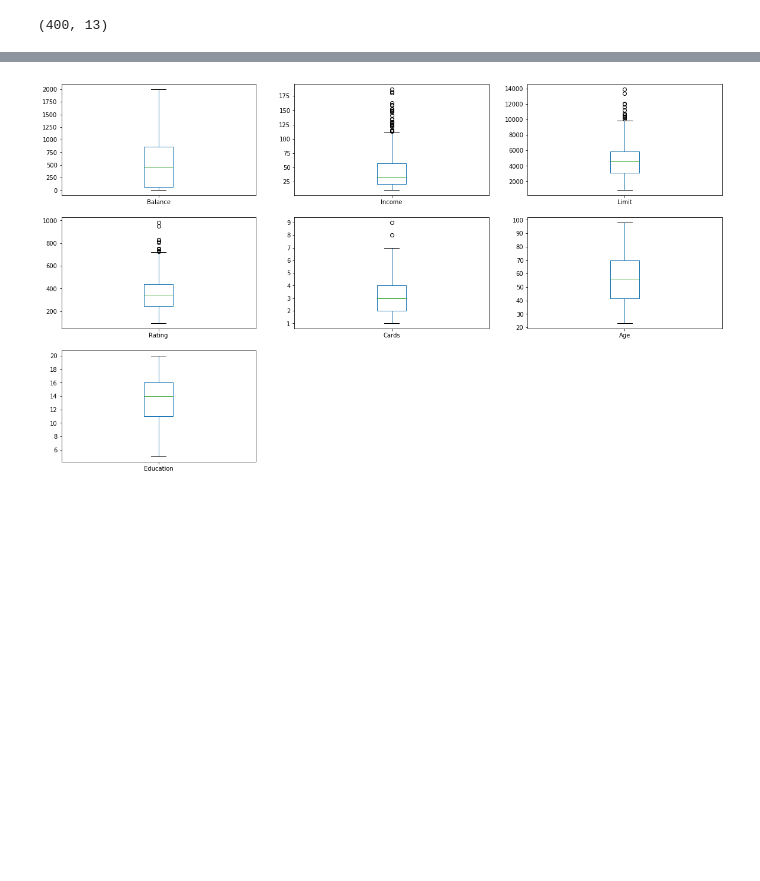
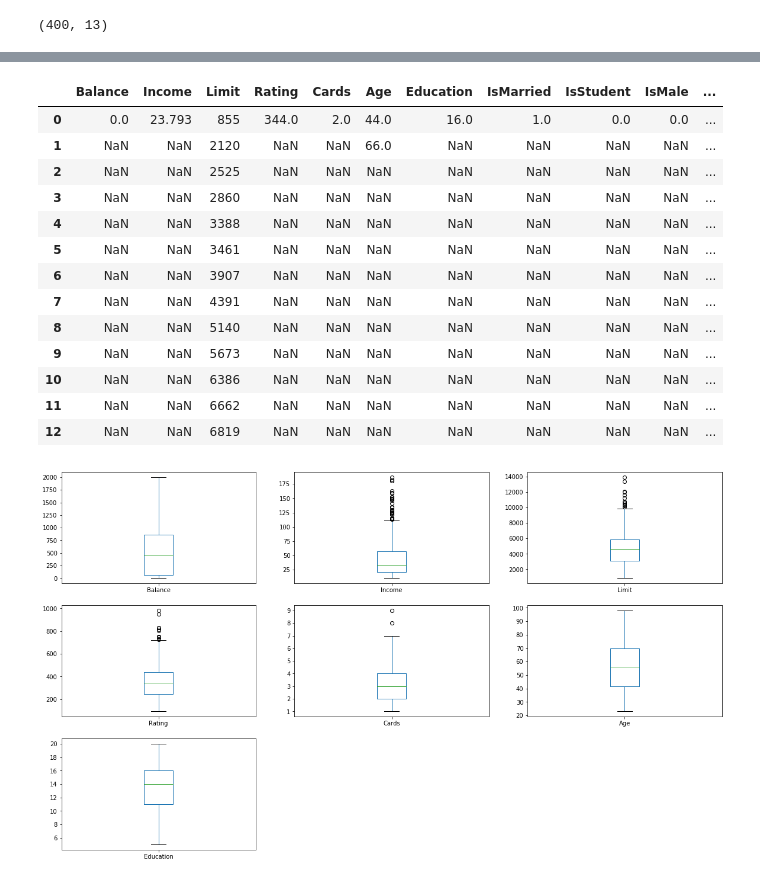
Before and after one commit to tecoKIT/smart-data-analytics, a Jupyter notebook: Uebung1/Exercise4_Carmen.ipynb, the cells around one changed output, grey strips where cells are left out. Drawn from its saved outputs; the diff is of its cells as text; code cells hidden in the pictures; blank space fills up the shorter version.

```diff
--- a/Uebung1/Exercise4_Carmen.ipynb
+++ b/Uebung1/Exercise4_Carmen.ipynb
@@ -155 +154,19 @@ data.describe()
+# %%
+# mode of variables
+data.mode(dropna=False)
+# %% [output]
+|  | Balance | Income | Limit | Rating | Cards | Age | Education | IsMarried | IsStudent | IsMale | ... |
+| 0 | 0.0 | 23.793 | 855 | 344.0 | 2.0 | 44.0 | 16.0 | 1.0 | 0.0 | 0.0 | ... |
+| 1 | NaN | NaN | 2120 | NaN | NaN | 66.0 | NaN | NaN | NaN | NaN | ... |
+| 2 | NaN | NaN | 2525 | NaN | NaN | NaN | NaN | NaN | NaN | NaN | ... |
+| 3 | NaN | NaN | 2860 | NaN | NaN | NaN | NaN | NaN | NaN | NaN | ... |
+| 4 | NaN | NaN | 3388 | NaN | NaN | NaN | NaN | NaN | NaN | NaN | ... |
+| 5 | NaN | NaN | 3461 | NaN | NaN | NaN | NaN | NaN | NaN | NaN | ... |
+| 6 | NaN | NaN | 3907 | NaN | NaN | NaN | NaN | NaN | NaN | NaN | ... |
+| 7 | NaN | NaN | 4391 | NaN | NaN | NaN | NaN | NaN | NaN | NaN | ... |
+| 8 | NaN | NaN | 5140 | NaN | NaN | NaN | NaN | NaN | NaN | NaN | ... |
+| 9 | NaN | NaN | 5673 | NaN | NaN | NaN | NaN | NaN | NaN | NaN | ... |
+| 10 | NaN | NaN | 6386 | NaN | NaN | NaN | NaN | NaN | NaN | NaN | ... |
+| 11 | NaN | NaN | 6662 | NaN | NaN | NaN | NaN | NaN | NaN | NaN | ... |
+| 12 | NaN | NaN | 6819 | NaN | NaN | NaN | NaN | NaN | NaN | NaN | ... |
 # %%
```
Also changed, not shown: parts of 26 cells of this notebook.
